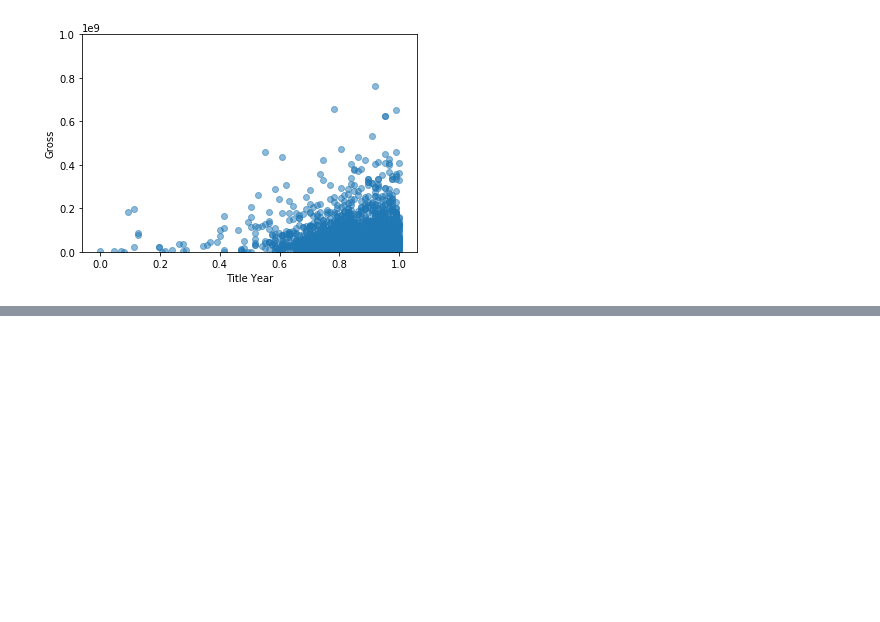
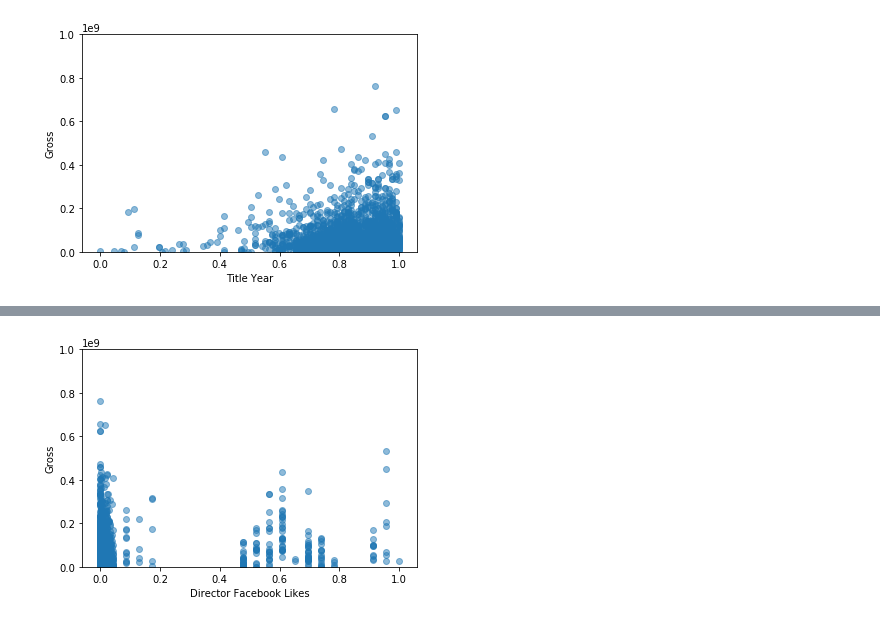
Before and after one commit to marc-hern/Feature-Selection-In-IMDB, a Jupyter notebook: Feature-Selection.ipynb, the cells around one changed output, grey strips where cells are left out. Cells and saved outputs as stored; diff of their text form; code cells hidden in the pictures; blank space fills up the shorter version.

```diff
--- a/Feature-Selection.ipynb
+++ b/Feature-Selection.ipynb
@@ -89,0 +121,13 @@ plt.show()
+# %%
+# Gross vs. Director Facebook Likes
+
+x_axis = feature_scaled['director_facebook_likes']
+
+plt.ylabel('Gross')
+plt.xlabel('Director Facebook Likes')
+
+plt.ylim([0, 1000000000])
+plt.scatter(x_axis, y_axis, alpha=0.5)
+plt.show()
+# %% [output]
+[figure, added]
```
Also changed, not shown: parts of 3 cells of this notebook.
